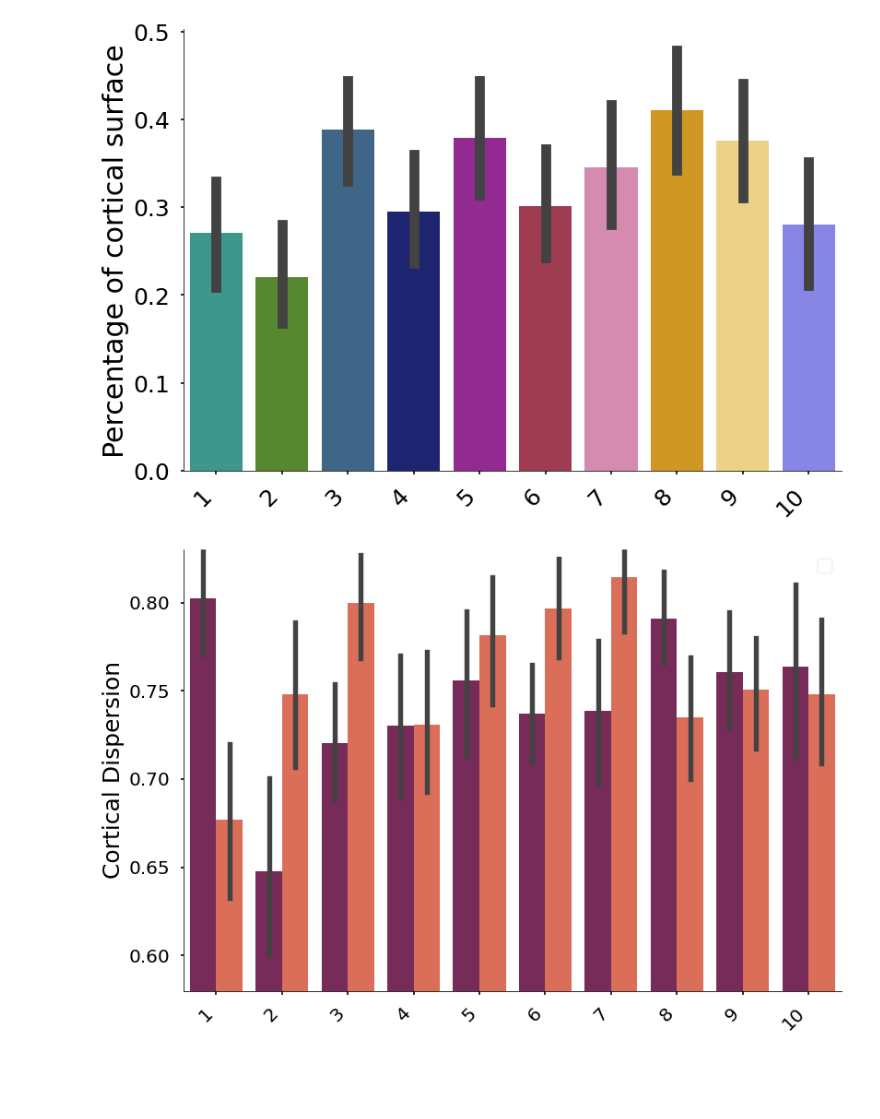
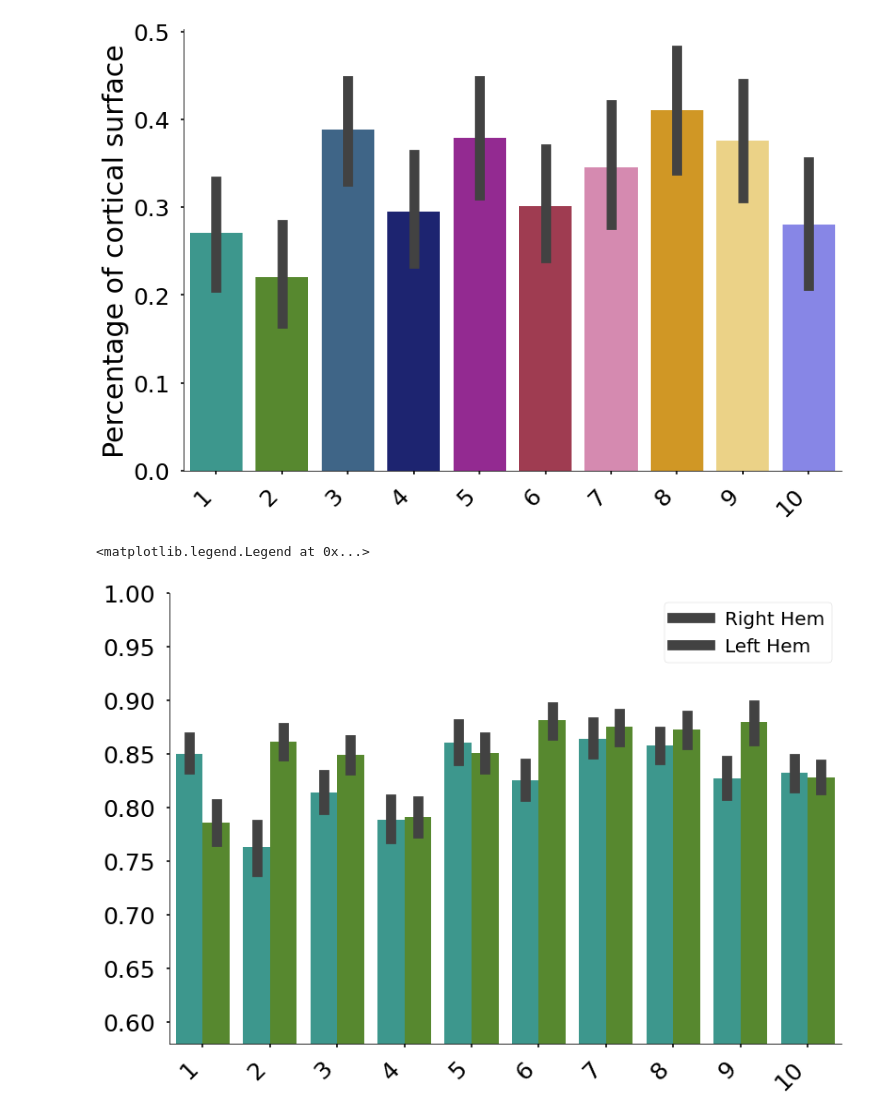
Before and after one commit to maedbhk/cerebellum_connectivity, a Jupyter notebook: notebooks/3.1-mk-models.ipynb, the cells around one changed output. Drawn from its saved outputs; the diff is of its cells as text; code cells hidden in the pictures; blank space fills up the shorter version.

```diff
--- a/notebooks/3.1-mk-models.ipynb
+++ b/notebooks/3.1-mk-models.ipynb
@@ -263,15 +274,16 @@ ax = vis.plot_surfaces(x='reg_names',
 # %%
 # plot dispersion
 
 vis.plot_dispersion(
     y='var_w',
     hue='hem',
-    cortex='tessels0042',
+    cortex='tessels1002',
     atlas='MDTB10',
     regions=None,
     );
-plt.ylim([0.58, .83]);
+plt.ylim([0.58, 1]);
 plt.legend({'Left Hem', 'Right Hem'})
-plt.savefig(os.path.join(dirs.figure, 'cortical_dispersion_all.png'), pad_inches=0.1, bbox_inches='tight')
+# plt.savefig(os.path.join(dirs.figure, 'cortical_dispersion_all.png'), pad_inches=0.1, bbox_inches='tight')
 # %% [output]
+<matplotlib.legend.Legend at 0x...>
-[figure, old version]
+[figure, new version]
```
Also changed, not shown: parts of 1 cell of this notebook, 4 other files.
